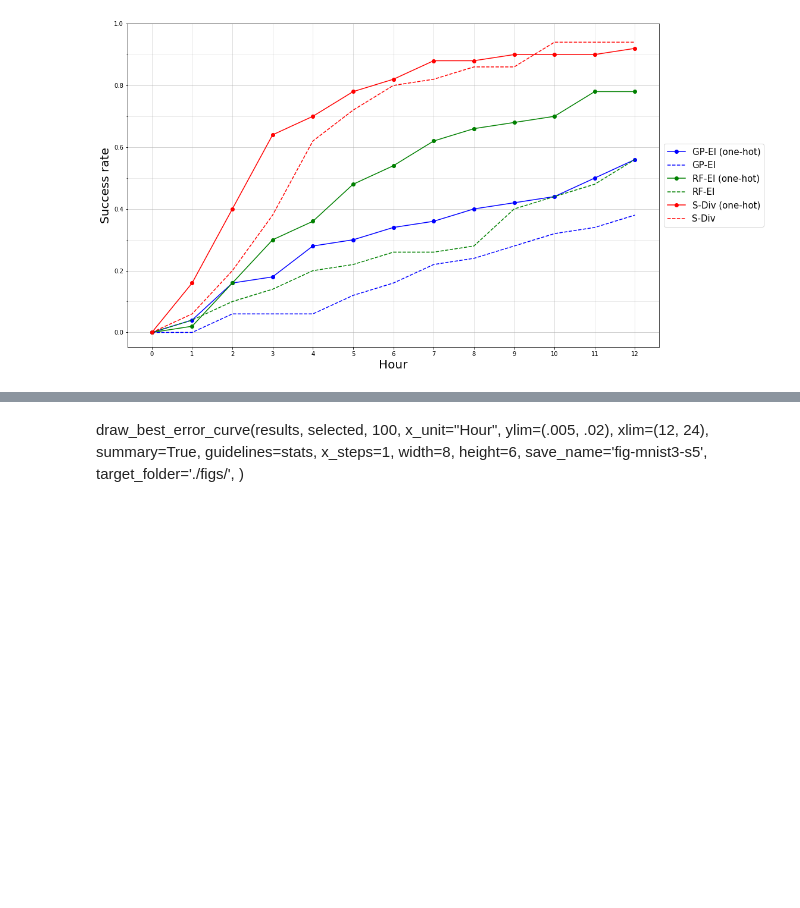
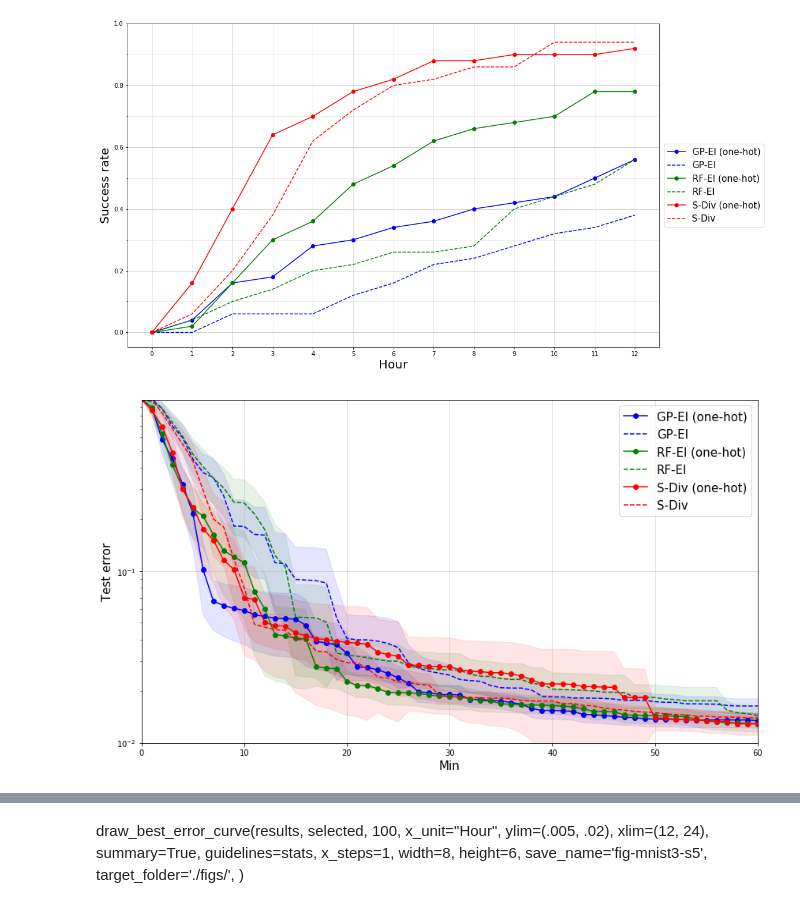
Before and after one commit to yongjinkim49/ecml, a Jupyter notebook: results/[ICML19] MINST-LeNet2 surrogate evaluation.ipynb, the cells around one changed output, grey strips where cells are left out. Drawn from its saved outputs; the diff is of its cells as text; code cells hidden in the pictures; blank space fills up the shorter version.

```diff
--- a/results/[ICML19] MINST-LeNet2 surrogate evaluation.ipynb
+++ b/results/[ICML19] MINST-LeNet2 surrogate evaluation.ipynb
@@ -181,7 +181,7 @@ one_hot_results['RF-EI (one-hot, ETR)'] = load_json(o_path + 'RF-EI.HPO_emulator
 one_hots = list(one_hot_results.keys())
 one_hot_results['GP-EI'] = results['GP-EI']
 one_hot_results['RF-EI'] = results['RF-EI']
-one_hot_results['S-Div'] = results[ 'S-Div']
+one_hot_results['S-Div'] = threshold_etrs['β=0.1']
 # %%
 def restyle(name):
     marker = ''
@@ -215,3 +215,12 @@ draw_success_rate_fig(one_hot_results, s['accuracy'], 13,
 # %% [output]
 <module 'matplotlib.pyplot' from '/home/webofthink/anaconda3/lib/python3.6/site-packages/matplotlib/pyplot.py'>
 [figure]
+# %%
+draw_best_error_curve(one_hot_results, indi + divs, 50,  x_unit="Min",
+                      ylim=(.01, .99), xlim=(0, 60), summary=True, x_steps=10,
+                      style_format=restyle,
+                      #save_name='fig-mnist3-s3', target_folder='./figs/',
+#                      title="Sequential HPO of {}".format(dataset_name)
+                     )
+# %% [output]
+[figure, added]
```
Also changed, not shown: parts of 5 cells of this notebook, 3 other files.
